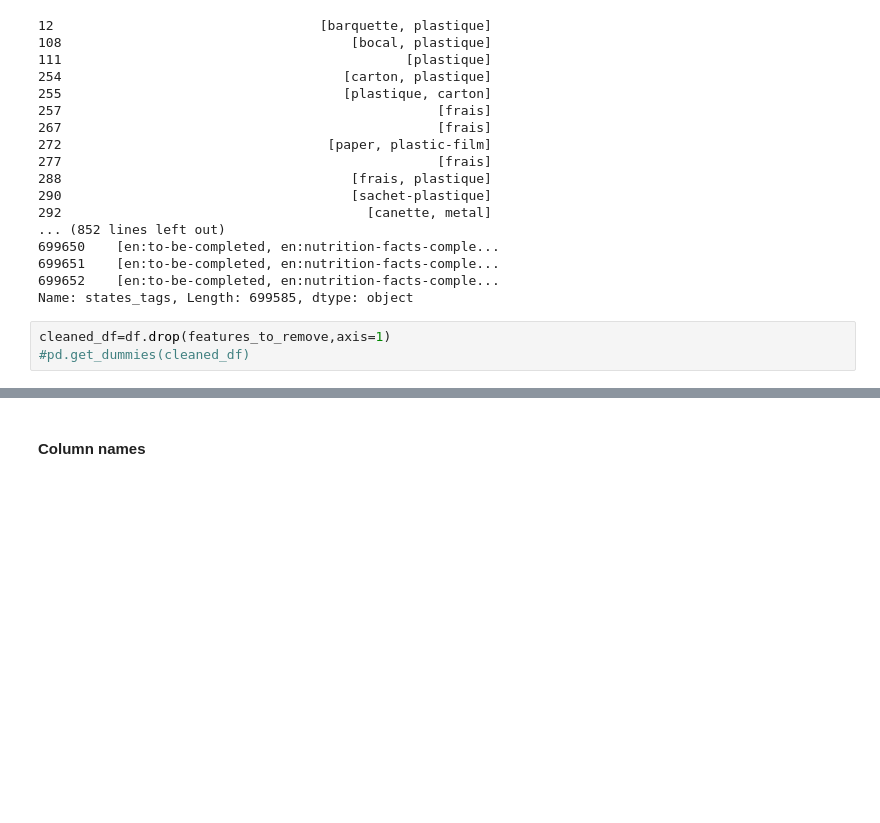
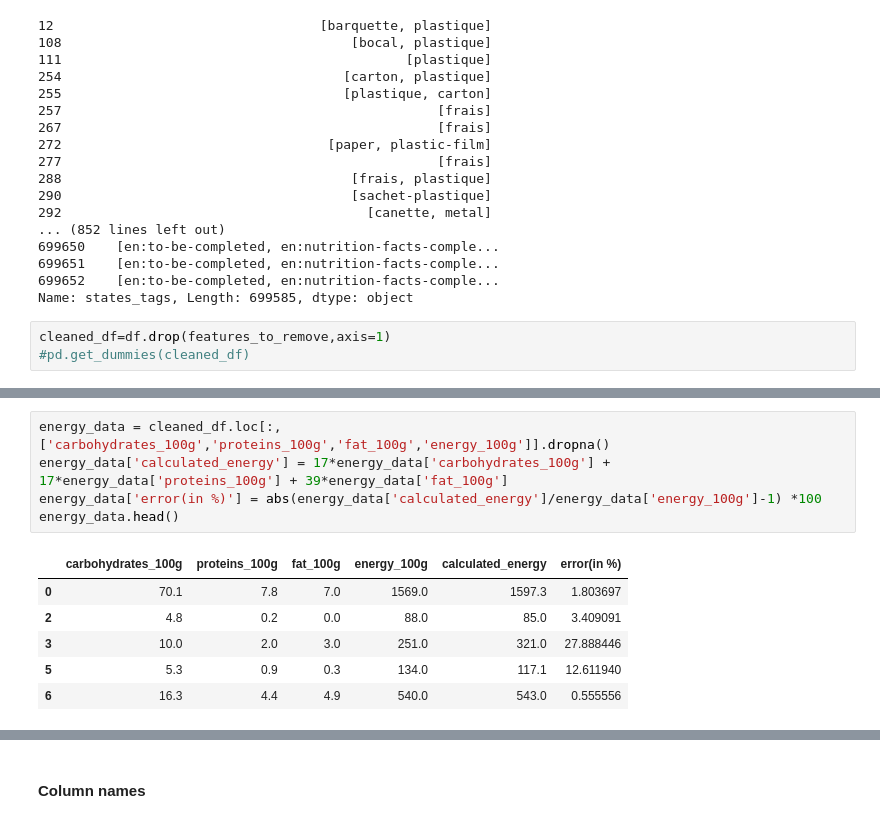
Before and after one commit to aelamran/ADA-project1-Openfoodfacts, a Jupyter notebook: Open Food Fact.ipynb, the cells around one changed output, grey strips where cells are left out. Drawn from its saved outputs; the diff is of its cells as text; blank space fills up the shorter version.

```diff
--- a/Open Food Fact.ipynb
+++ b/Open Food Fact.ipynb
@@ -258,0 +282,12 @@ cleaned_df=df.drop(features_to_remove,axis=1)
+# %%
+energy_data = cleaned_df.loc[:,['carbohydrates_100g','proteins_100g','fat_100g','energy_100g']].dropna()
+energy_data['calculated_energy'] = 17*energy_data['carbohydrates_100g'] + 17*energy_data['proteins_100g'] + 39*energy_data['fat_100g']
+energy_data['error(in %)'] = abs(energy_data['calculated_energy']/energy_data['energy_100g']-1) *100
+energy_data.head()
+# %% [output]
+|  | carbohydrates_100g | proteins_100g | fat_100g | energy_100g | calculated_energy | error(in %) |
+| 0 | 70.1 | 7.8 | 7.0 | 1569.0 | 1597.3 | 1.803697 |
+| 2 | 4.8 | 0.2 | 0.0 | 88.0 | 85.0 | 3.409091 |
+| 3 | 10.0 | 2.0 | 3.0 | 251.0 | 321.0 | 27.888446 |
+| 5 | 5.3 | 0.9 | 0.3 | 134.0 | 117.1 | 12.611940 |
+| 6 | 16.3 | 4.4 | 4.9 | 540.0 | 543.0 | 0.555556 |
```
Also changed, not shown: parts of 22 cells of this notebook.
